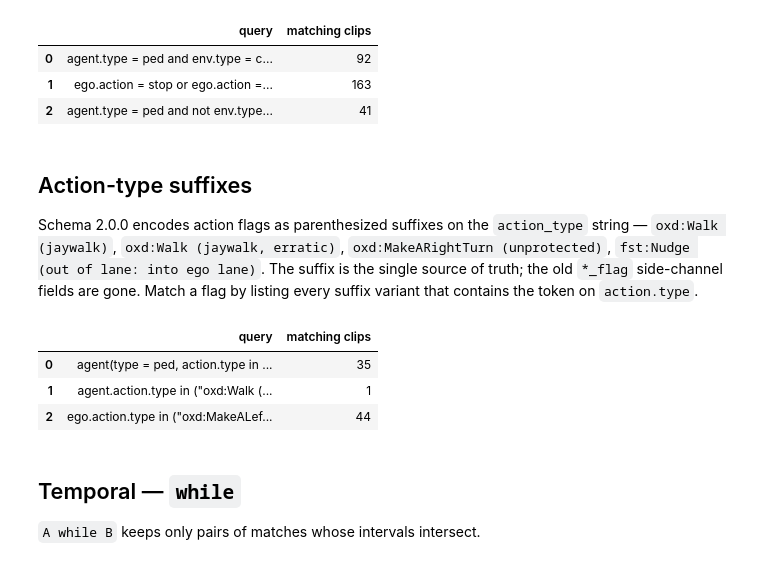
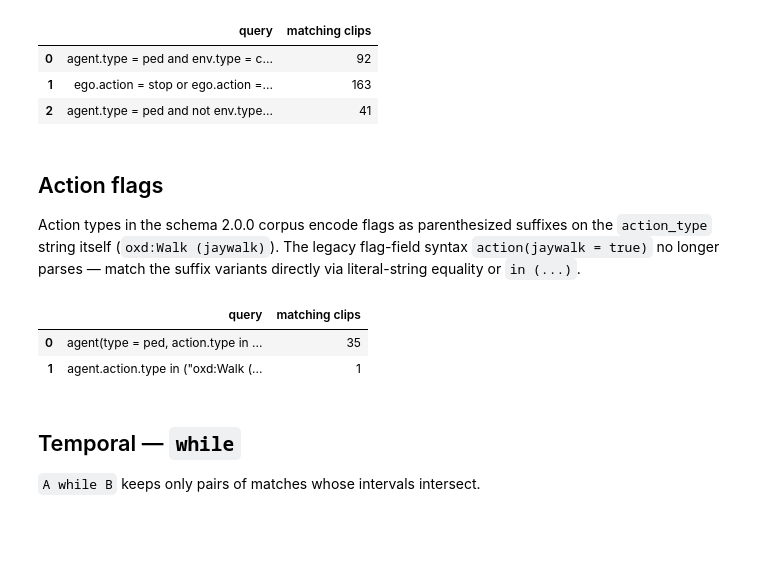
Before and after one commit to nv-tlabs/cascade-devkit, a Jupyter notebook: notebooks/02_query_dsl_tour.ipynb, the cells around one changed output. Cells and saved outputs as stored; diff of their text form; code cells hidden in the pictures; blank space fills up the shorter version.

```diff
--- a/notebooks/02_query_dsl_tour.ipynb
+++ b/notebooks/02_query_dsl_tour.ipynb
@@ -201,36 +144,28 @@ run([
 | 0 | agent.type = ped and env.type = c... | 92 |
 | 1 | ego.action = stop or ego.action =... | 163 |
 | 2 | agent.type = ped and not env.type... | 41 |
-# %% [markdown]
-## Action-type suffixes
-
-Schema 2.0.0 encodes action flags as parenthesized suffixes on
-the `action_type` string — `oxd:Walk (jaywalk)`,
-`oxd:Walk (jaywalk, erratic)`, `oxd:MakeARightTurn (unprotected)`,
-`fst:Nudge (out of lane: into ego lane)`. The suffix is the
-single source of truth; the old `*_flag` side-channel fields
-are gone. Match a flag by listing every suffix variant that
-contains the token on `action.type`.
+# %% [markdown]
+## Action flags
+
+Action types in the schema 2.0.0 corpus encode flags as
+parenthesized suffixes on the `action_type` string itself
+(`oxd:Walk (jaywalk)`). The legacy flag-field syntax
+`action(jaywalk = true)` no longer parses — match the
+suffix variants directly via literal-string equality or
+`in (...)`.
 # %%
 run([
-    # Pedestrians jaywalking (any speed)
-    'agent(type = ped, action.type in ('
+    "agent(type = ped, action.type in ("
     '"oxd:Walk (jaywalk)", "oxd:Walk (jaywalk, erratic)", '
     '"oxd:Run (jaywalk)", "oxd:Run (jaywalk, erratic)"))',
-    # Pedestrians moving erratically (any speed)
-    'agent.action.type in ('
+    "agent.action.type in ("
     '"oxd:Walk (erratic)", "oxd:Walk (jaywalk, erratic)", '
     '"oxd:Run (erratic)", "oxd:Run (jaywalk, erratic)")',
-    # Unprotected turns (ego or agent)
-    'ego.action.type in ('
-    '"oxd:MakeALeftTurn (unprotected)", "oxd:MakeARightTurn (unprotected)", '
-    '"fst:MakeAUTurn (unprotected)")',
 ])
 # %% [output]
 |  | query | matching clips |
 | 0 | agent(type = ped, action.type in ... | 35 |
 | 1 | agent.action.type in ("oxd:Walk (... | 1 |
-| 2 | ego.action.type in ("oxd:MakeALef... | 44 |
 # %% [markdown]
 ## Temporal — `while`
 
```
Also changed, not shown: parts of 28 cells of this notebook, 4 other files.
